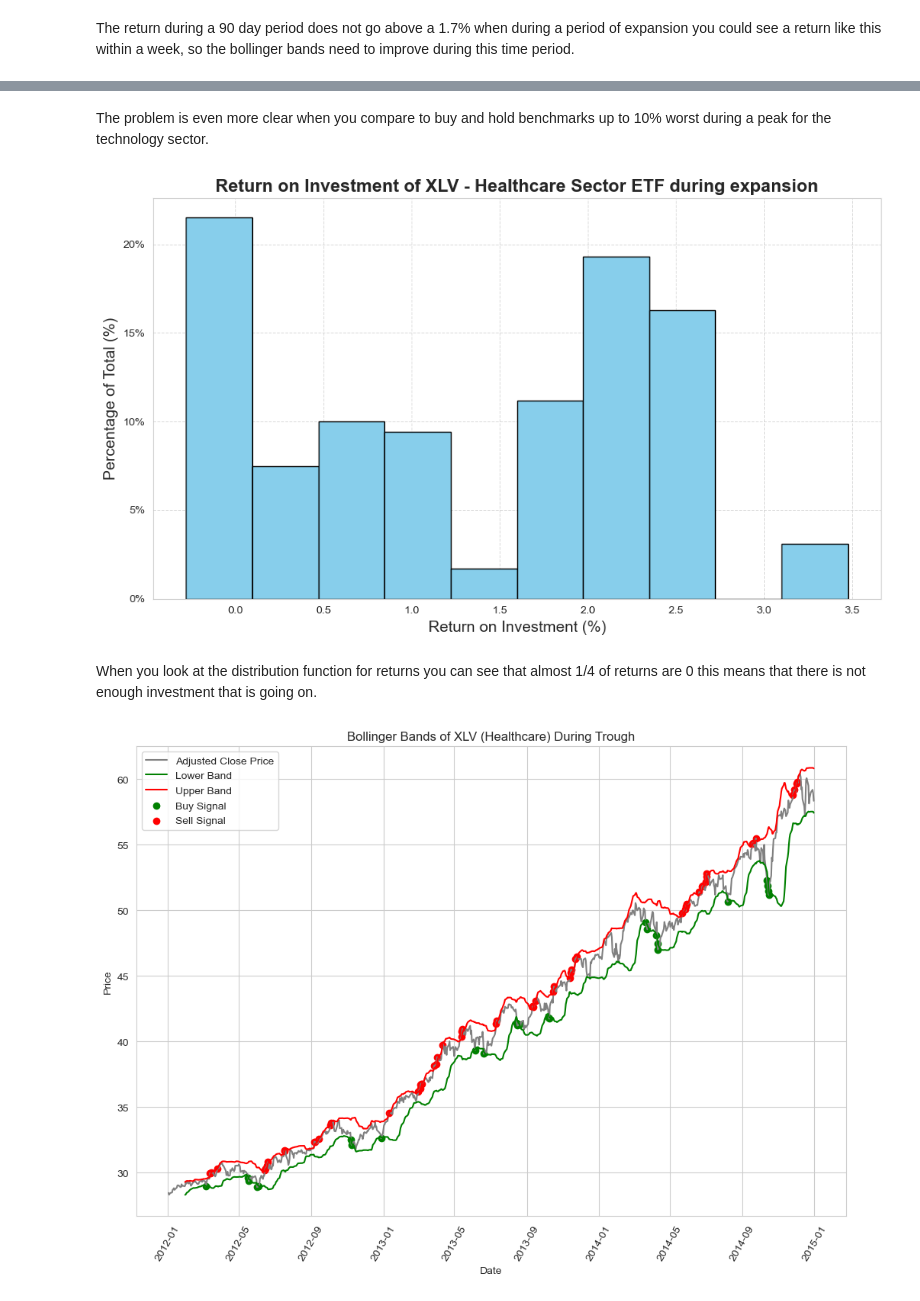
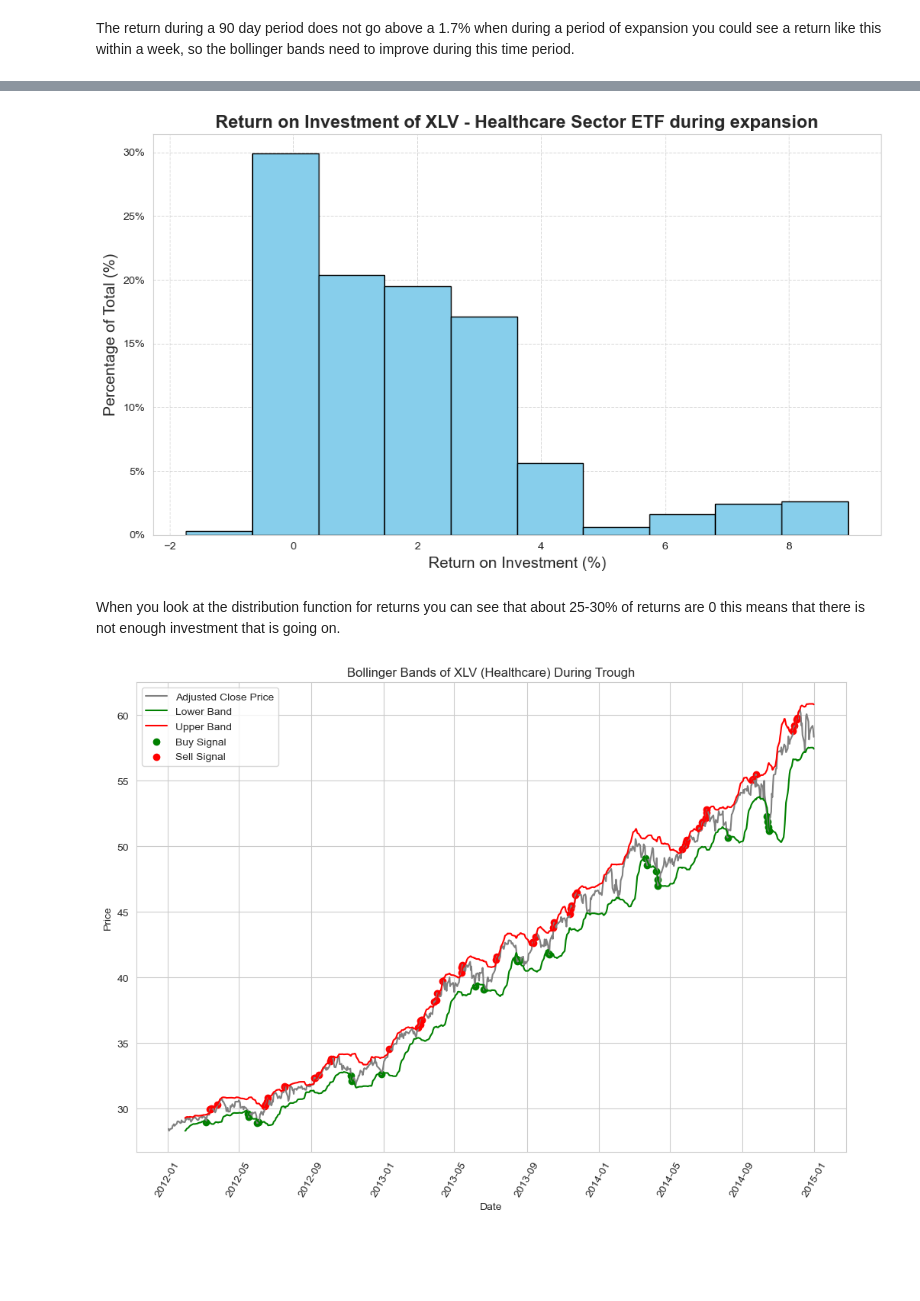
Before and after one commit to bennicholson2/Enhancing-Technical-Analysis-with-Data-Science, a Jupyter notebook: Technical Analysis/bollinger_bands.ipynb, the cells around one changed output, grey strips where cells are left out. Cells and saved outputs as stored; diff of their text form; code cells hidden in the pictures; blank space fills up the shorter version.

Commit message:
updates to signals

```diff
--- a/Technical Analysis/bollinger_bands.ipynb
+++ b/Technical Analysis/bollinger_bands.ipynb
@@ -86,10 +86,10 @@ def add_bollinger_data(data,window,conf_int):
         data['upper_band'] = data['middle_band'] + z_score * data['Adj Close'].rolling(window).std()
         data['lower_band'] = data['middle_band'] - z_score * data['Adj Close'].rolling(window).std()
 
-        data['Signal'] = None
+        data['Signal'] = 'Hold'
 
         data['Signal'] = np.where(data['Adj Close'] < data['lower_band'], 'Buy',
-                              np.where(data['Adj Close'] > data['upper_band'], 'Sell', np.nan))
+                              np.where(data['Adj Close'] > data['upper_band'], 'Sell', 'Hold'))
 
         return data
 # %%
@@ -784,17 +907,15 @@ base_model_performance_against_benchmark_return[['expansion','peak']]
-# %% [markdown]
-The problem is even more clear when you compare to buy and hold benchmarks up to 10% worst during a peak for the technology sector.
 # %%
 # plot the histogram of the XLV healthcare during an expansion
 plot_percentage_histogram(
-    data=base_bb_average_return['peak']['XLV'],
+    data=base_bb_average_return['expansion']['XLV'],
     title=f'Return on Investment of XLV - Healthcare Sector ETF during expansion',
     xlabel='Return on Investment (%)',
         ylabel='Percentage of Total (%)'
 )
 # %% [output]
-[figure, old version]
+[figure, new version]
 # %% [markdown]
-When you look at the distribution function for returns you can see that almost 1/4 of returns are 0 this means that there is not enough investment that is going on.
+When you look at the distribution function for returns you can see that about 25-30% of returns are 0 this means that there is not enough investment that is going on.
 # %%
 # show the same example but with bollinger bands plotted for XLV during trough
 plot_with_boll_bands(sector_etf_data['expansion']['XLV'],'Bollinger Bands of XLV (Healthcare) During Trough')
```
Also changed, not shown: parts of 56 cells of this notebook, 26 other files.
